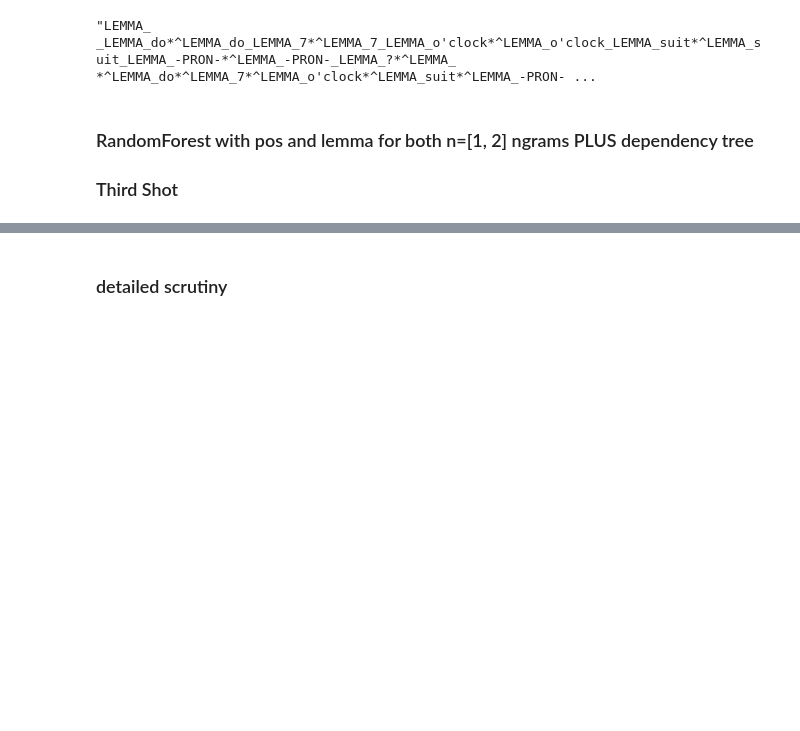
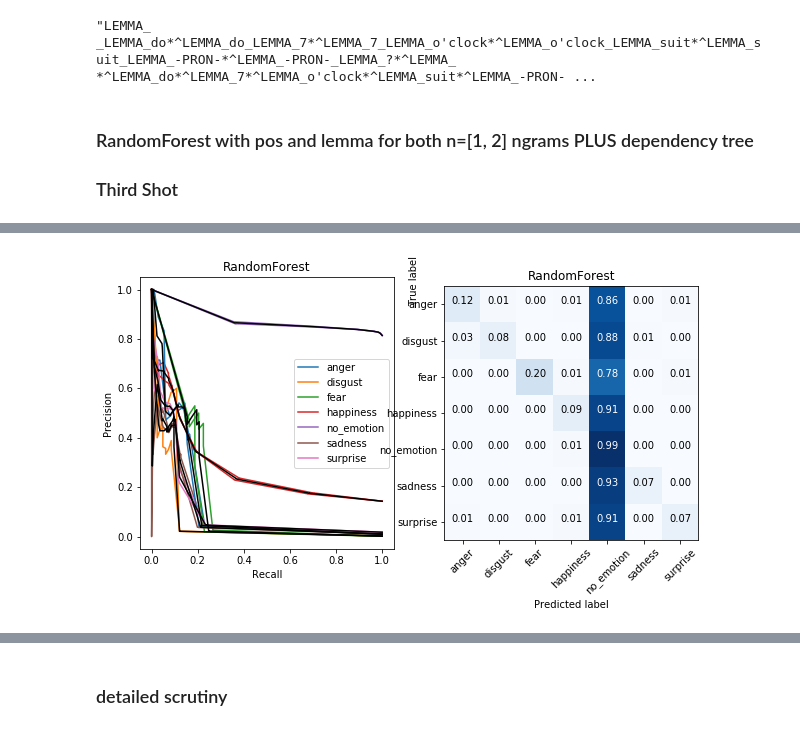
Before and after one commit to Ryanglambert/chatty, a Jupyter notebook: research/daily_dialogue/Predict_Next_Utterance_Sentiment.ipynb, the cells around one changed output, grey strips where cells are left out. Cells and saved outputs as stored; diff of their text form; code cells hidden in the pictures; blank space fills up the shorter version.

```diff
--- a/research/daily_dialogue/Predict_Next_Utterance_Sentiment.ipynb
+++ b/research/daily_dialogue/Predict_Next_Utterance_Sentiment.ipynb
@@ -324,0 +379,16 @@ scrut['vocab_t-1'].iloc[0]
+# %%
+from chatty.utils.vectorize import CountVectorizerColumnN
+
+fu = FeatureUnion([('vocab_t-3', CountVectorizerColumnN(analyzer=vocab_splitter, colnum=0)),
+                   ('vocab_t-2', CountVectorizerColumnN(analyzer=vocab_splitter, colnum=1)),
+                   ('vocab_t-1', CountVectorizerColumnN(analyzer=vocab_splitter, colnum=2))])
+
+clf = Pipeline([
+    ('feature_union_countvecs', fu),
+    ('random', RandomOverSampler('minority')),
+    ('RandomForest', RandomForestClassifier(n_jobs=-1, verbose=True))
+])
+
+results = data.cv_stratified_shuffle(X, y,
+                                     clf,
+                                     splits=2)
@@ -324,0 +402,4 @@ scrut['vocab_t-1'].iloc[0]
+# %%
+plot.plot_prec_rec(results, "RandomForest", normalize_confusion_matrix=True)
+# %% [output]
+[figure, added]
```
Also changed, not shown: parts of 10 cells of this notebook.
